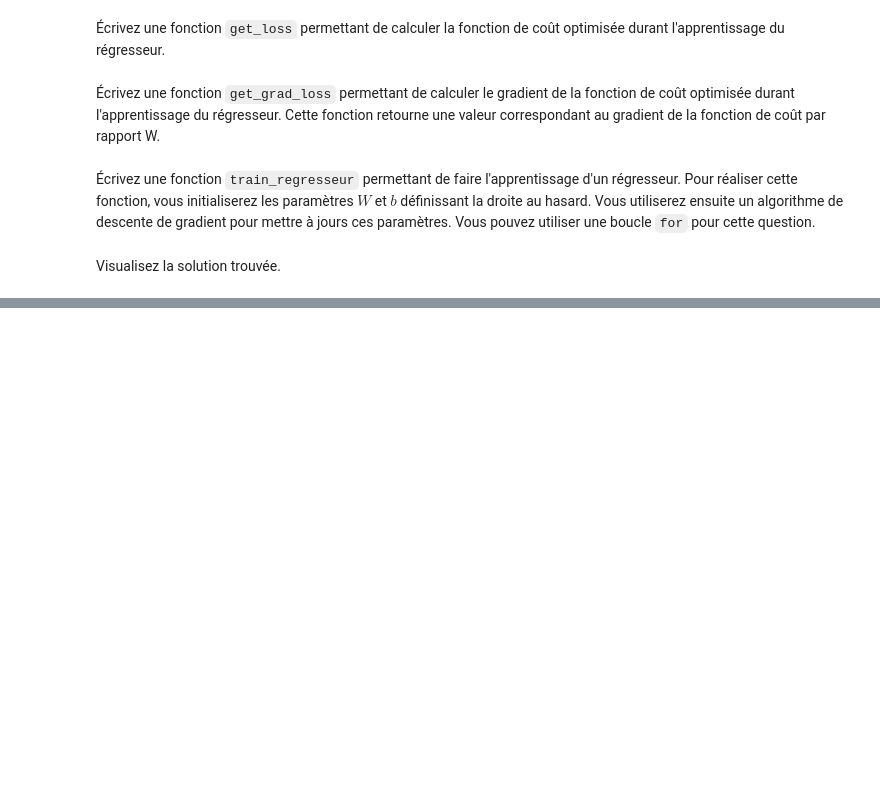
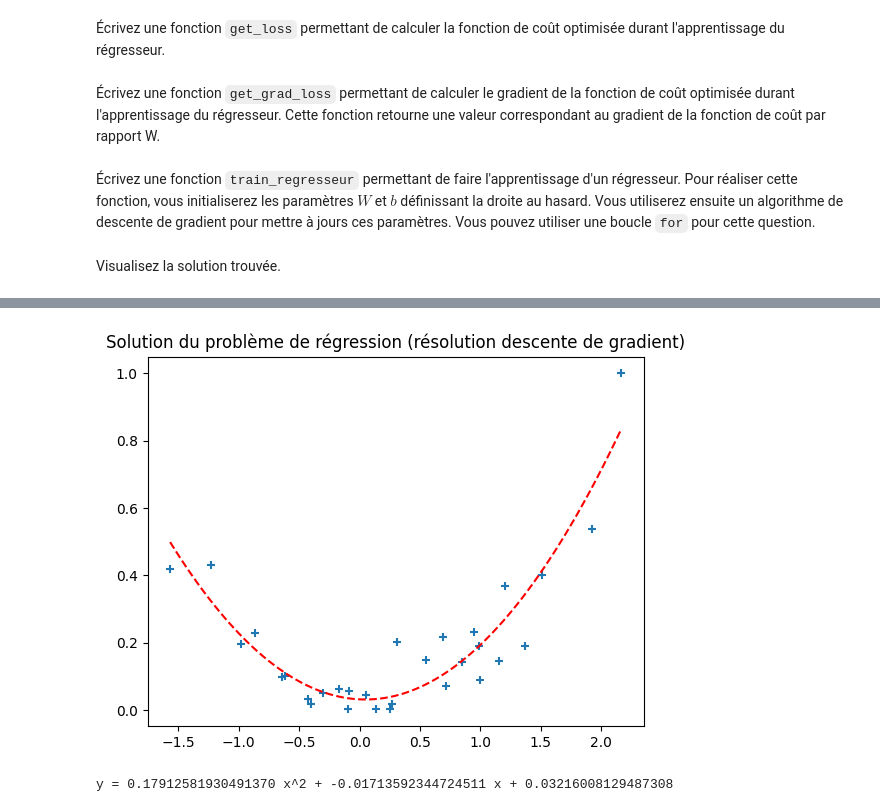
Before and after one commit to ViniciusGN/Kaggle-AI-Studies, a Jupyter notebook: Apprentissage/TP1_Vinicius_Nascimento.ipynb, the cells around one changed output, grey strips where cells are left out. Drawn from its saved outputs; the diff is of its cells as text; code cells hidden in the pictures; blank space fills up the shorter version.

```diff
--- a/Apprentissage/TP1_Vinicius_Nascimento.ipynb
+++ b/Apprentissage/TP1_Vinicius_Nascimento.ipynb
@@ -953,0 +971,15 @@ y =  0.16953259514962332 x^2 +  -0.016955881583807765 x +  0.017735340985395726
+# %%
+c, b, a = W.flatten()
+
+x_range = np.linspace(min(x), max(x), 100).reshape(-1, 1)
+y_pred = c + b*x_range + a*x_range**2
+
+plt.scatter(x, y_train_pol, marker='+')
+plt.plot(x_range, y_pred, color='red', linestyle="dashed")
+plt.title('Solution du problème de régression (résolution descente de gradient)')
+plt.show()
+
+print(f"y = {a:.17f} x^2 + {b:.17f} x + {c:.17f}")
+# %% [output]
+[figure, added]
+y = 0.17912581930491370 x^2 + -0.01713592344724511 x + 0.03216008129487308
```
Also changed, not shown: parts of 23 cells of this notebook.
